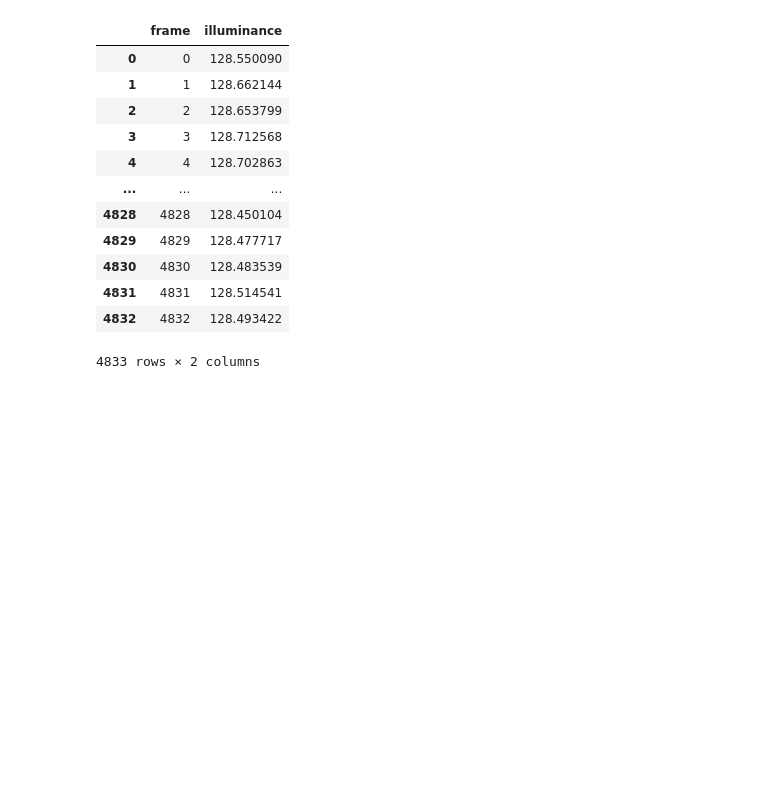
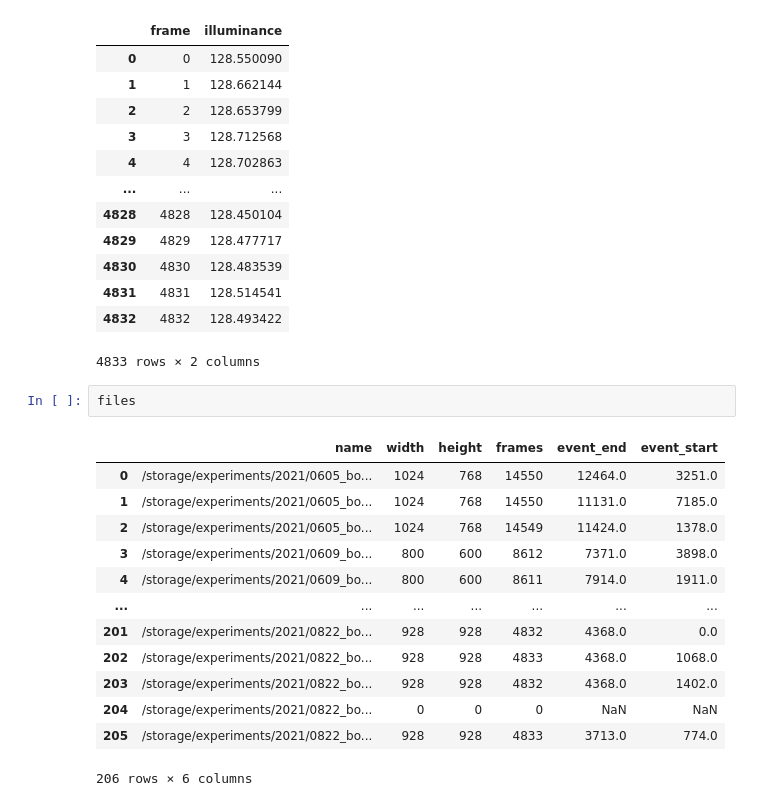
Before and after one commit to ODZ-UJF-AV-CR/auto1, a Jupyter notebook: notebooks/lighttnng_length.ipynb, the cells around one changed output. Drawn from its saved outputs; the diff is of its cells as text; blank space fills up the shorter version.

```diff
--- a/notebooks/lighttnng_length.ipynb
+++ b/notebooks/lighttnng_length.ipynb
@@ -95,3 +122,19 @@ light_curve
 | 4831 | 4831 | 128.514541 |
 | 4832 | 4832 | 128.493422 |
 4833 rows × 2 columns
+# %%
+files
+# %% [output]
+|  | name | width | height | frames | event_end | event_start |
+| 0 | /storage/experiments/2021/0605_bo... | 1024 | 768 | 14550 | 12464.0 | 3251.0 |
+| 1 | /storage/experiments/2021/0605_bo... | 1024 | 768 | 14550 | 11131.0 | 7185.0 |
+| 2 | /storage/experiments/2021/0605_bo... | 1024 | 768 | 14549 | 11424.0 | 1378.0 |
+| 3 | /storage/experiments/2021/0609_bo... | 800 | 600 | 8612 | 7371.0 | 3898.0 |
+| 4 | /storage/experiments/2021/0609_bo... | 800 | 600 | 8611 | 7914.0 | 1911.0 |
+| ... | ... | ... | ... | ... | ... | ... |
+| 201 | /storage/experiments/2021/0822_bo... | 928 | 928 | 4832 | 4368.0 | 0.0 |
+| 202 | /storage/experiments/2021/0822_bo... | 928 | 928 | 4833 | 4368.0 | 1068.0 |
+| 203 | /storage/experiments/2021/0822_bo... | 928 | 928 | 4832 | 4368.0 | 1402.0 |
+| 204 | /storage/experiments/2021/0822_bo... | 0 | 0 | 0 | NaN | NaN |
+| 205 | /storage/experiments/2021/0822_bo... | 928 | 928 | 4833 | 3713.0 | 774.0 |
+206 rows × 6 columns
```
Also changed, not shown: parts of 1 cell of this notebook.
